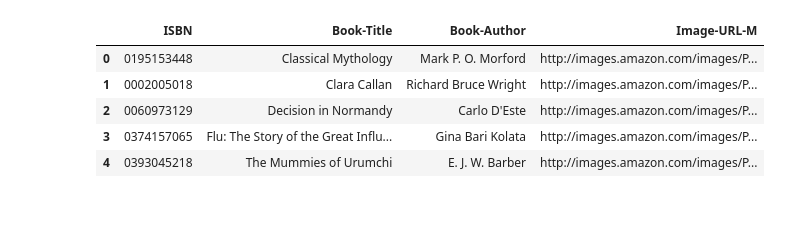
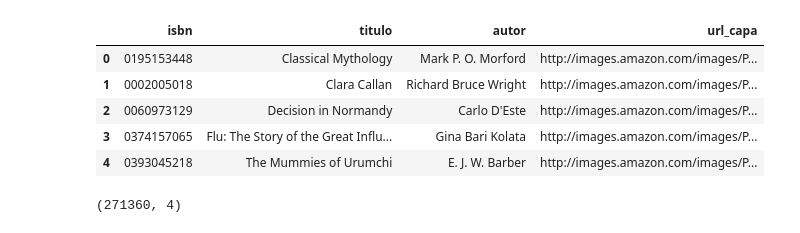
Before and after one commit to Andrevisi/Lab_Machine_Learning, a Jupyter notebook: lab_machine_learning.ipynb, the cells around one changed output. Saved outputs shown, nothing was run; the diff lists cells and outputs as text; code cells hidden in the pictures.

```diff
--- a/lab_machine_learning.ipynb
+++ b/lab_machine_learning.ipynb
@@ -13,12 +13,17 @@ livros_df.head()
 | 4 | 0393045218 | The Mummies of Urumchi | E. J. W. Barber | 1999 | W. W. Norton &amp; Company | http://images.amazon.com/images/P... | http://images.amazon.com/images/P... | ... |
 # %%
 livros_df = livros_df[['ISBN', 'Book-Title', 'Book-Author', 'Image-URL-M']]
+livros_df.columns = ['isbn', 'titulo', 'autor', 'url_capa']
 
 livros_df.head()
 # %% [output]
-|  | ISBN | Book-Title | Book-Author | Image-URL-M |
+|  | isbn | titulo | autor | url_capa |
 | 0 | 0195153448 | Classical Mythology | Mark P. O. Morford | http://images.amazon.com/images/P... |
 | 1 | 0002005018 | Clara Callan | Richard Bruce Wright | http://images.amazon.com/images/P... |
 | 2 | 0060973129 | Decision in Normandy | Carlo D'Este | http://images.amazon.com/images/P... |
 | 3 | 0374157065 | Flu: The Story of the Great Influ... | Gina Bari Kolata | http://images.amazon.com/images/P... |
 | 4 | 0393045218 | The Mummies of Urumchi | E. J. W. Barber | http://images.amazon.com/images/P... |
+# %%
+livros_df.shape
+# %% [output]
+(271360, 4)
```
Also changed, not shown: parts of 26 cells of this notebook.
